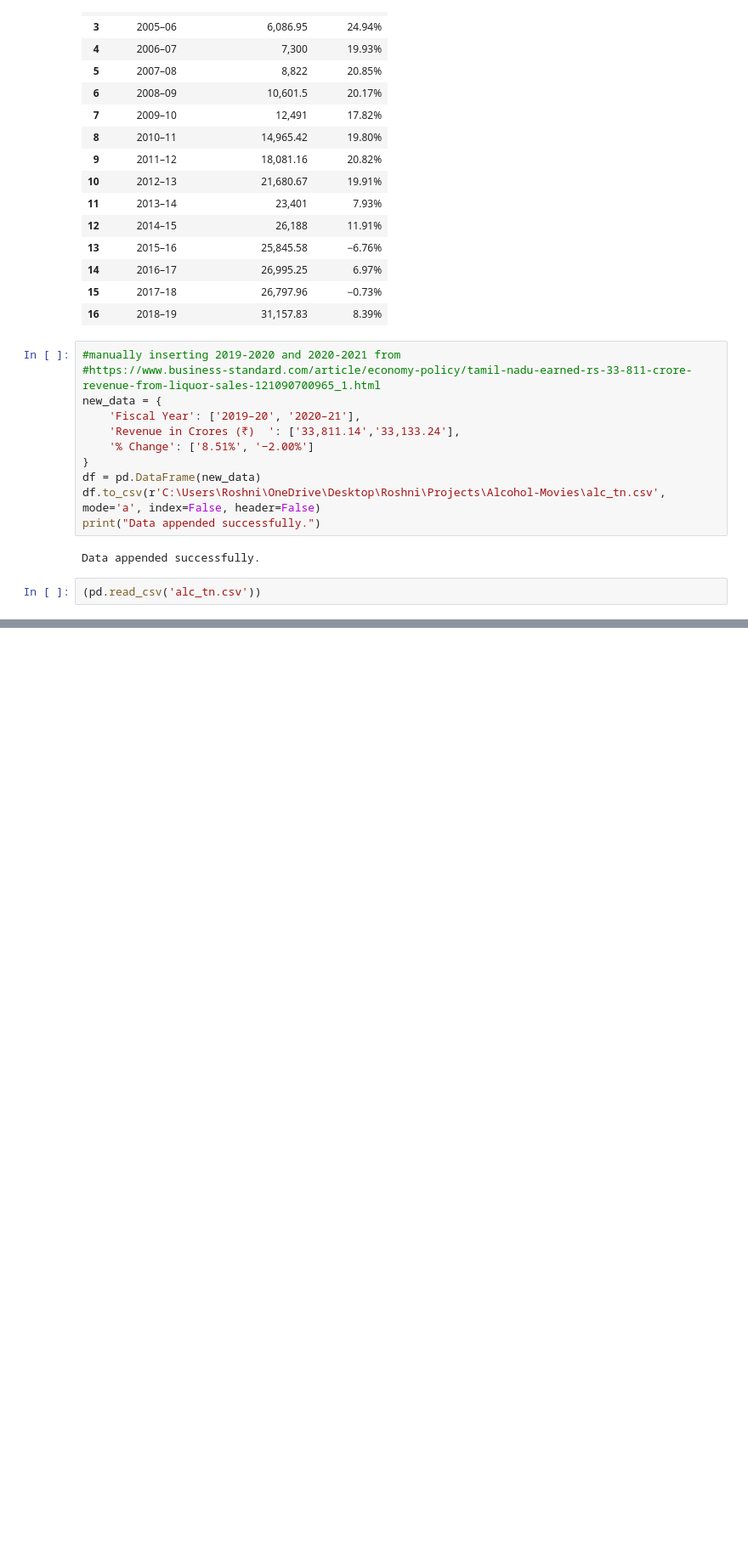
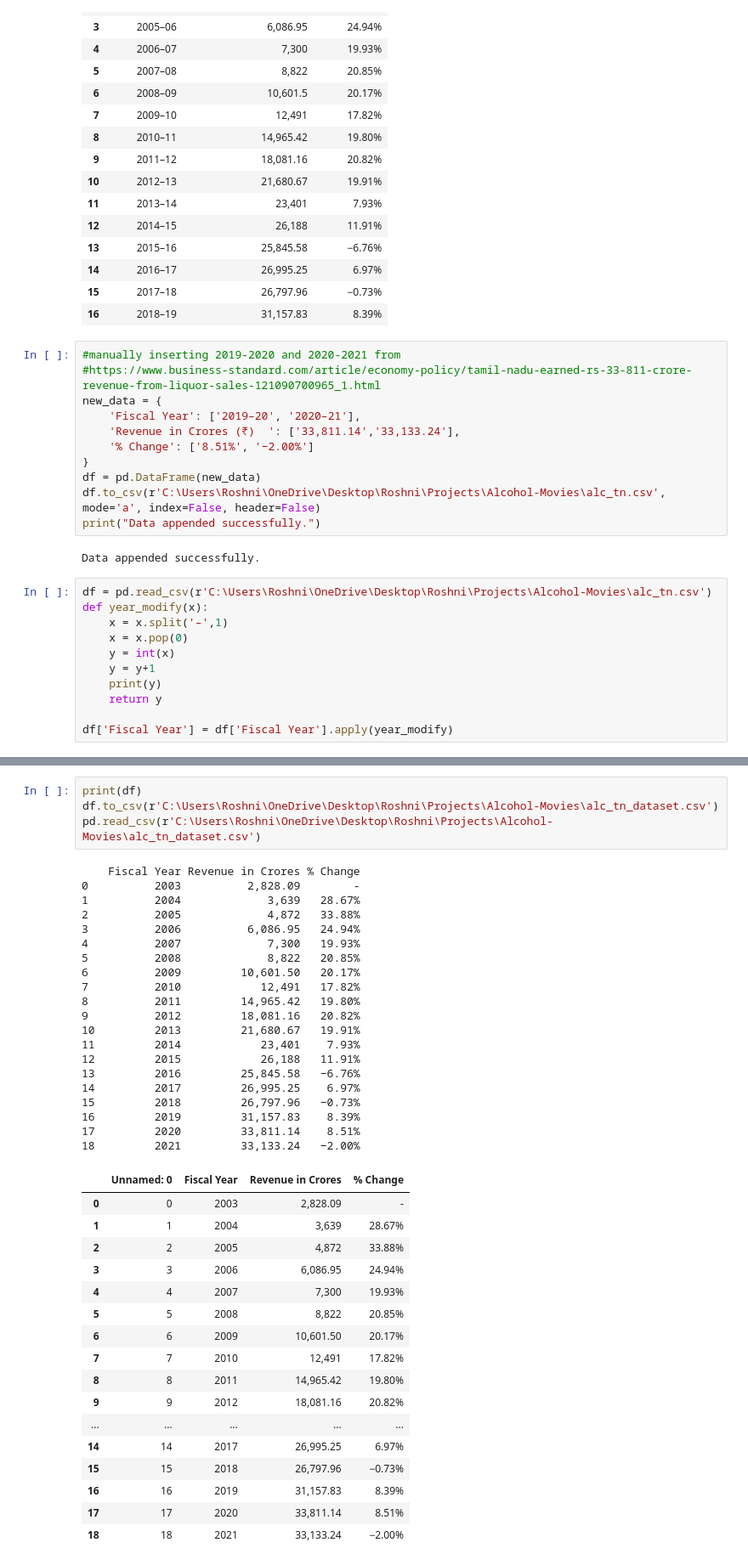
Before and after one commit to Roshni-Bala/Movies-Alcohol-Data-Analysis, a Jupyter notebook: Movies.ipynb, the cells around one changed output, grey strips where cells are left out. Shown: that part at 85% size. Cells and saved outputs as stored; diff of their text form; blank space fills up the shorter version.

```diff
--- a/Movies.ipynb
+++ b/Movies.ipynb
@@ -282,5 +292,14 @@ print("Data appended successfully.")
 # %% [output]
 Data appended successfully.
 # %%
-(pd.read_csv('alc_tn.csv'))
+df = pd.read_csv(r'C:\Users\Roshni\OneDrive\Desktop\Roshni\Projects\Alcohol-Movies\alc_tn.csv')
+def year_modify(x):
+    x = x.split('–',1)
+    x = x.pop(0)
+    y = int(x)
+    y = y+1
+    print(y)
+    return y
+
+df['Fiscal Year'] = df['Fiscal Year'].apply(year_modify)
 # %% [output]
@@ -303,0 +325,42 @@ Data appended successfully.
+# %%
+print(df)
+df.to_csv(r'C:\Users\Roshni\OneDrive\Desktop\Roshni\Projects\Alcohol-Movies\alc_tn_dataset.csv')
+pd.read_csv(r'C:\Users\Roshni\OneDrive\Desktop\Roshni\Projects\Alcohol-Movies\alc_tn_dataset.csv')
+# %% [output]
+    Fiscal Year Revenue in Crores % Change
+0          2003          2,828.09        -
+1          2004             3,639   28.67%
+2          2005             4,872   33.88%
+3          2006          6,086.95   24.94%
+4          2007             7,300   19.93%
+5          2008             8,822   20.85%
+6          2009         10,601.50   20.17%
+7          2010            12,491   17.82%
+8          2011         14,965.42   19.80%
+9          2012         18,081.16   20.82%
+10         2013         21,680.67   19.91%
+11         2014            23,401    7.93%
+12         2015            26,188   11.91%
+13         2016         25,845.58   −6.76%
+14         2017         26,995.25    6.97%
+15         2018         26,797.96   −0.73%
+16         2019         31,157.83    8.39%
+17         2020         33,811.14    8.51%
+18         2021         33,133.24   −2.00%
+|  | Unnamed: 0 | Fiscal Year | Revenue in Crores | % Change |
+| 0 | 0 | 2003 | 2,828.09 | - |
+| 1 | 1 | 2004 | 3,639 | 28.67% |
+| 2 | 2 | 2005 | 4,872 | 33.88% |
+| 3 | 3 | 2006 | 6,086.95 | 24.94% |
+| 4 | 4 | 2007 | 7,300 | 19.93% |
+| 5 | 5 | 2008 | 8,822 | 20.85% |
+| 6 | 6 | 2009 | 10,601.50 | 20.17% |
+| 7 | 7 | 2010 | 12,491 | 17.82% |
+| 8 | 8 | 2011 | 14,965.42 | 19.80% |
+| 9 | 9 | 2012 | 18,081.16 | 20.82% |
+| ... | ... | ... | ... | ... |
+| 14 | 14 | 2017 | 26,995.25 | 6.97% |
+| 15 | 15 | 2018 | 26,797.96 | −0.73% |
+| 16 | 16 | 2019 | 31,157.83 | 8.39% |
+| 17 | 17 | 2020 | 33,811.14 | 8.51% |
+| 18 | 18 | 2021 | 33,133.24 | −2.00% |
```
Also changed, not shown: parts of 11 cells of this notebook.
